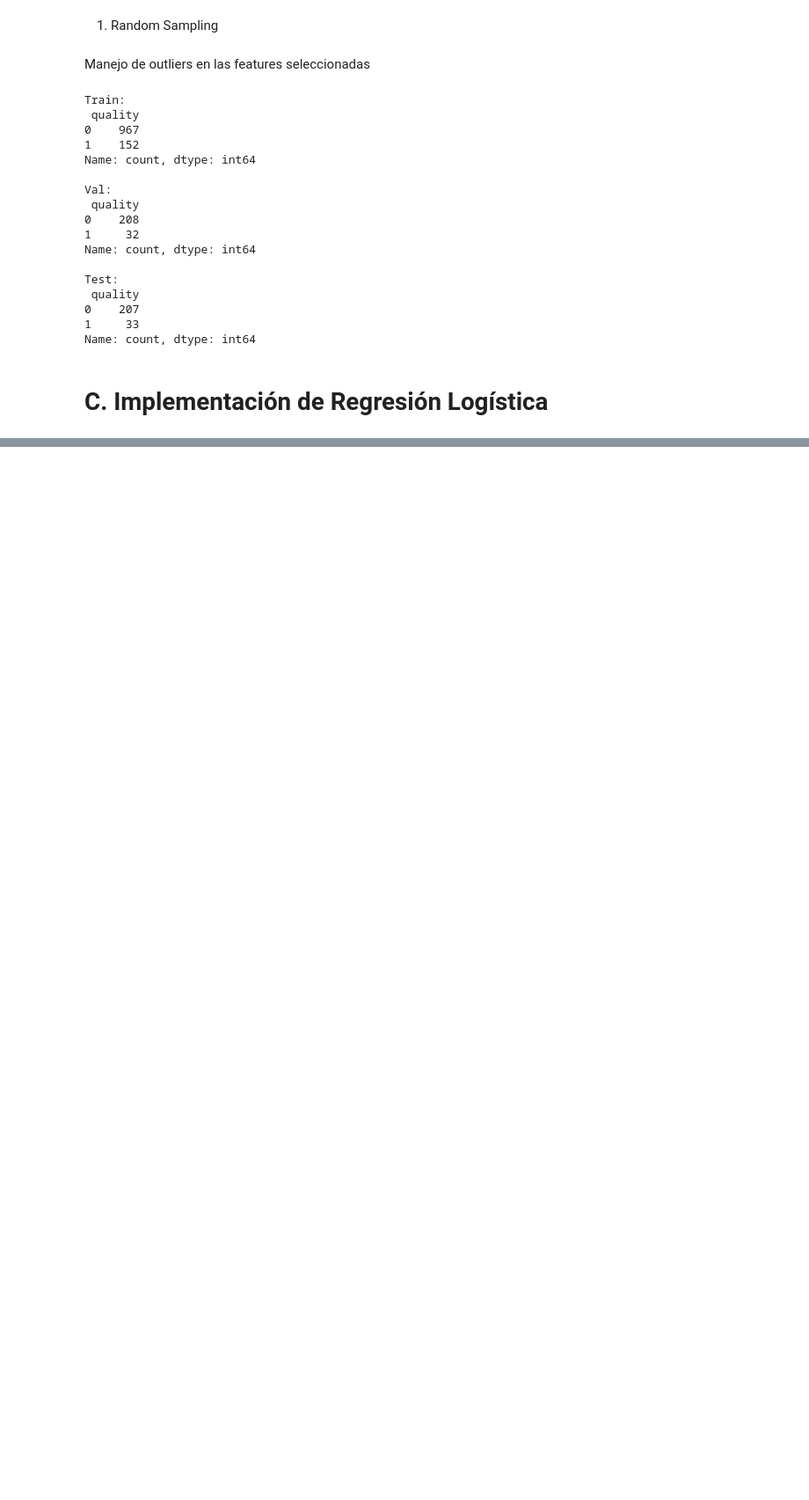
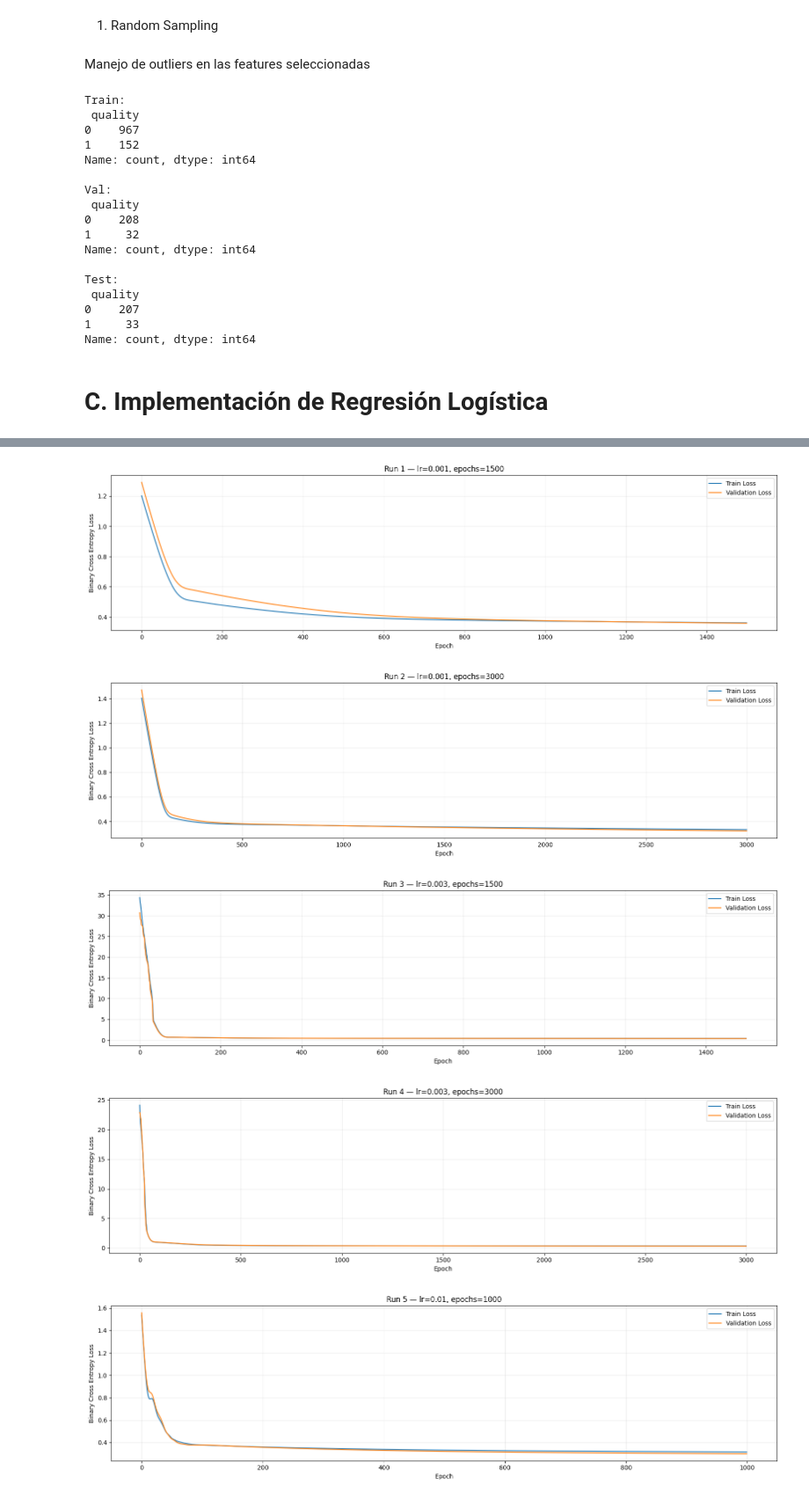
Before and after one commit to Idmc01/Tareas-IA, a Jupyter notebook: tarea2.ipynb, the cells around one changed output, grey strips where cells are left out. Shown at 88% size. Drawn from its saved outputs; the diff is of its cells as text; code cells hidden in the pictures; blank space fills up the shorter version.

```diff
--- a/tarea2.ipynb
+++ b/tarea2.ipynb
@@ -512,8 +450,0 @@ plt.show()
-# %%
-# evaluación en test
-model.eval()
-with torch.no_grad():
-    y_pred = model(X_test_t)
-    y_pred_label = (y_pred >= 0.5).float()
-    acc = (y_pred_label == y_test_t).float().mean().item()
-    print(f"Accuracy en test: {acc:.4f}")
@@ -521,0 +531,33 @@ Accuracy en test: 0.8708
+# %%
+# Ajustes para dimensionar la figura según epochs
+def sizeEpochs(epochs, minW=6, maxW=16, base=200):
+    """
+    Devuelve (width, height) para plt.figure.
+    width crece con epochs, acotado entre [minW, maxW].
+    base controla la pendiente (más pequeño => crece más rápido).
+    """
+    width = min(max(minW, (epochs / base) * minW), maxW)
+    return (width, 4.5)
+
+for i, r in enumerate(results, start=1):
+    tr = r['train_losses']
+    vl = r['val_losses']
+    epochs = len(tr)
+    w, h = sizeEpochs(epochs)
+
+    plt.figure(figsize=(w, h))
+    plt.plot(tr, label="Train Loss")
+    plt.plot(vl, label="Validation Loss")
+    plt.xlabel("Epoch")
+    plt.ylabel("Binary Cross Entropy Loss")
+    plt.title(f"Run {i} — lr={r['lr']}, epochs={r['epochs']}")
+    plt.legend()
+    plt.grid(True, alpha=0.25)
+    plt.tight_layout()
+    plt.show()
+# %% [output]
+[figure, added]
+[figure, added]
+[figure, added]
+[figure, added]
+[figure, added]
```
Also changed, not shown: parts of 21 cells of this notebook.
